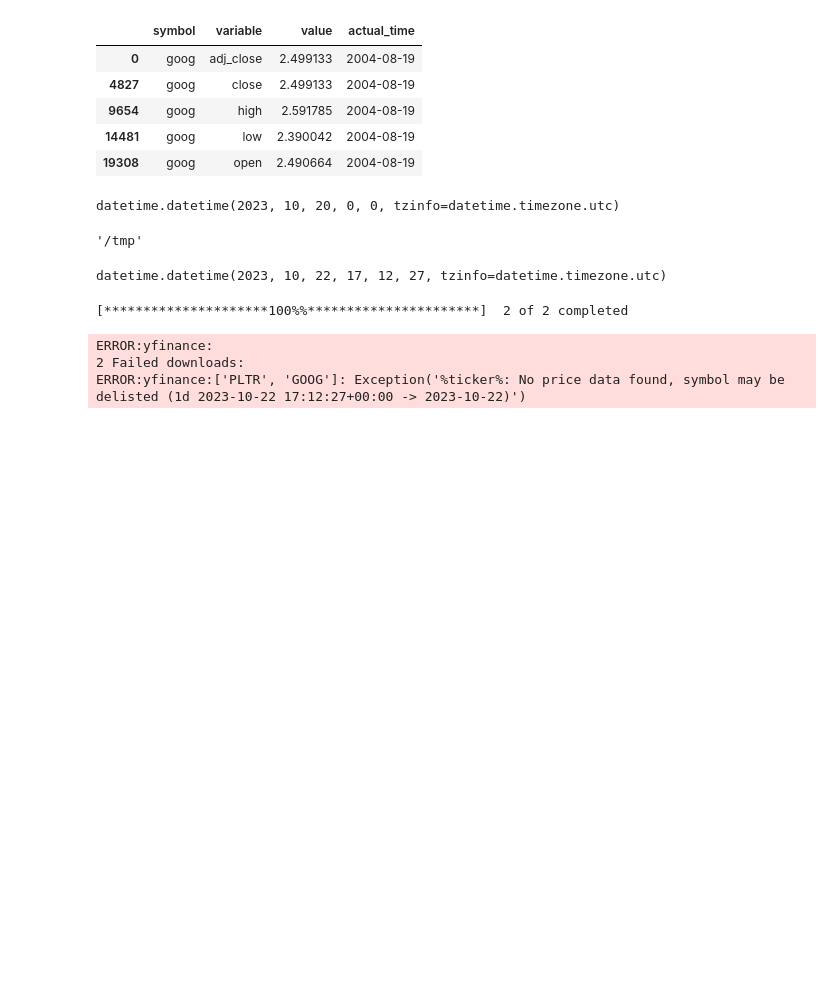
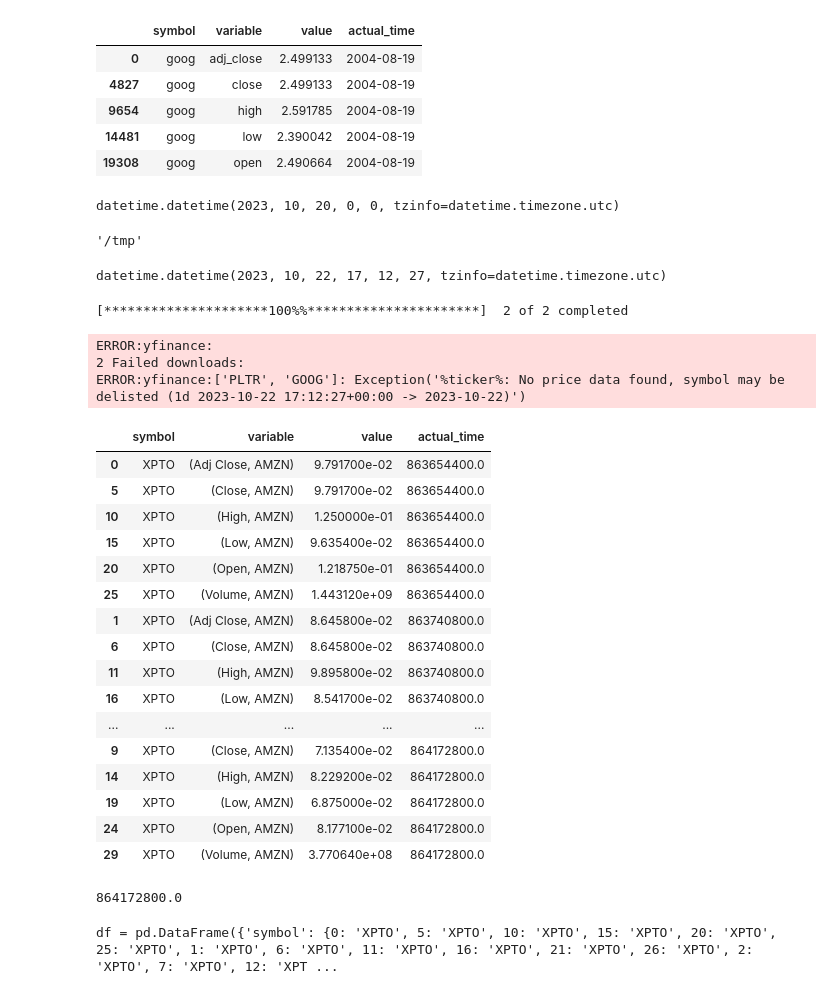
Before and after one commit to jtviegas/nihao, a Jupyter notebook: notebooks/fetcher.ipynb, the cells around one changed output. Cells and saved outputs as stored; diff of their text form; code cells hidden in the pictures; blank space fills up the shorter version.

```diff
--- a/notebooks/fetcher.ipynb
+++ b/notebooks/fetcher.ipynb
@@ -35,3 +135,5 @@ import yfinance as yf
+# %%
+result = pd.DataFrame(columns=["symbol", "variable",	"value",	"actual_time"])
 # %%
 def get_historical_daily_market_data(symbols: str, start: datetime = None, end: datetime = None) -> Tuple[pd.DataFrame, datetime]:
 
@@ -118,0 +310,58 @@ ERROR:yfinance:['PLTR', 'GOOG']: Exception('%ticker%: No price data found, symbo
+# %%
+def fetch(symbols: List[str], start: datetime = None, end: datetime = None, interval: str="1d") -> Tuple[pd.DataFrame, datetime]:
+    #logger.info(f"[fetch|in] ({symbols}, {start}, {end})")
+
+    result = pd.DataFrame(columns=["symbol", "variable", "value", "actual_time"])
+    max_actual_time: datetime = None
+
+    #market_data = yf.download(",".join(symbols), start=start, end=end, interval=interval)
+    market_data = df
+    if not market_data.empty:
+        multiple_symbols: bool = 1 < len(symbols)
+        for key, val in market_data.to_dict().items():
+            if multiple_symbols:
+                variable, symbol = key
+            else:
+                variable = key
+                symbol = symbols[0]
+
+            for ts, num in val.items():
+                if not pd.isnull(num):
+                    entry = pd.DataFrame({"symbol": symbol, "variable": [variable], "value": [num], "actual_time": [ts.timestamp()]})
+                    result = pd.concat([result, entry])
+
+        result.reset_index(drop=True, inplace=True)
+        result = result.sort_values(by=["actual_time", "symbol"])
+        max_actual_time: datetime = result.groupby("symbol", as_index=False).max().iloc[0]["actual_time"]
+
+    return result, max_actual_time
+# %%
+do, t = fetch(["XPTO"])
+# %%
+do
+# %% [output]
+|  | symbol | variable | value | actual_time |
+| 0 | XPTO | (Adj Close, AMZN) | 9.791700e-02 | 863654400.0 |
+| 5 | XPTO | (Close, AMZN) | 9.791700e-02 | 863654400.0 |
+| 10 | XPTO | (High, AMZN) | 1.250000e-01 | 863654400.0 |
+| 15 | XPTO | (Low, AMZN) | 9.635400e-02 | 863654400.0 |
+| 20 | XPTO | (Open, AMZN) | 1.218750e-01 | 863654400.0 |
+| 25 | XPTO | (Volume, AMZN) | 1.443120e+09 | 863654400.0 |
+| 1 | XPTO | (Adj Close, AMZN) | 8.645800e-02 | 863740800.0 |
+| 6 | XPTO | (Close, AMZN) | 8.645800e-02 | 863740800.0 |
+| 11 | XPTO | (High, AMZN) | 9.895800e-02 | 863740800.0 |
+| 16 | XPTO | (Low, AMZN) | 8.541700e-02 | 863740800.0 |
+| ... | ... | ... | ... | ... |
+| 9 | XPTO | (Close, AMZN) | 7.135400e-02 | 864172800.0 |
+| 14 | XPTO | (High, AMZN) | 8.229200e-02 | 864172800.0 |
+| 19 | XPTO | (Low, AMZN) | 6.875000e-02 | 864172800.0 |
+| 24 | XPTO | (Open, AMZN) | 8.177100e-02 | 864172800.0 |
+| 29 | XPTO | (Volume, AMZN) | 3.770640e+08 | 864172800.0 |
+# %%
+t
+# %% [output]
+864172800.0
+# %%
+print(f"df = pd.DataFrame({str(do.to_dict())})")
+# %% [output]
+df = pd.DataFrame({'symbol': {0: 'XPTO', 5: 'XPTO', 10: 'XPTO', 15: 'XPTO', 20: 'XPTO', 25: 'XPTO', 1: 'XPTO', 6: 'XPTO', 11: 'XPTO', 16: 'XPTO', 21: 'XPTO', 26: 'XPTO', 2: 'XPTO', 7: 'XPTO', 12: 'XPT ...
```
Also changed, not shown: parts of 12 cells of this notebook, 15 other files.
